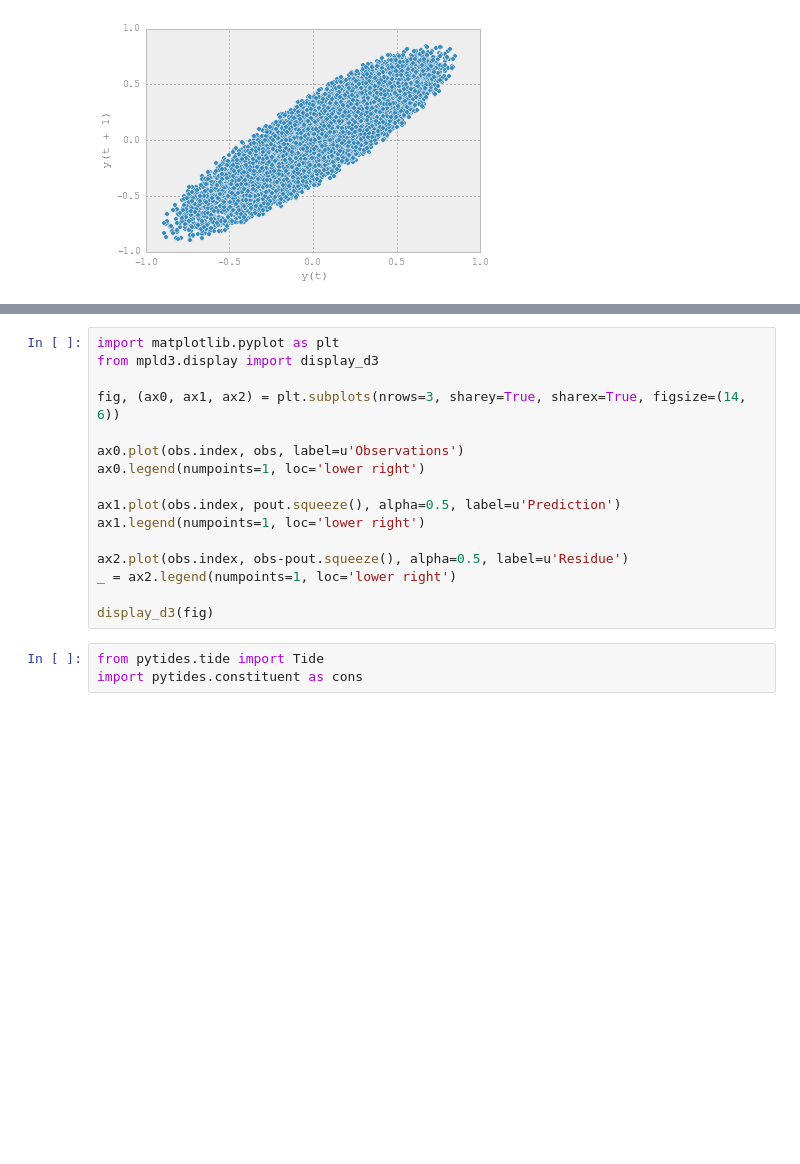
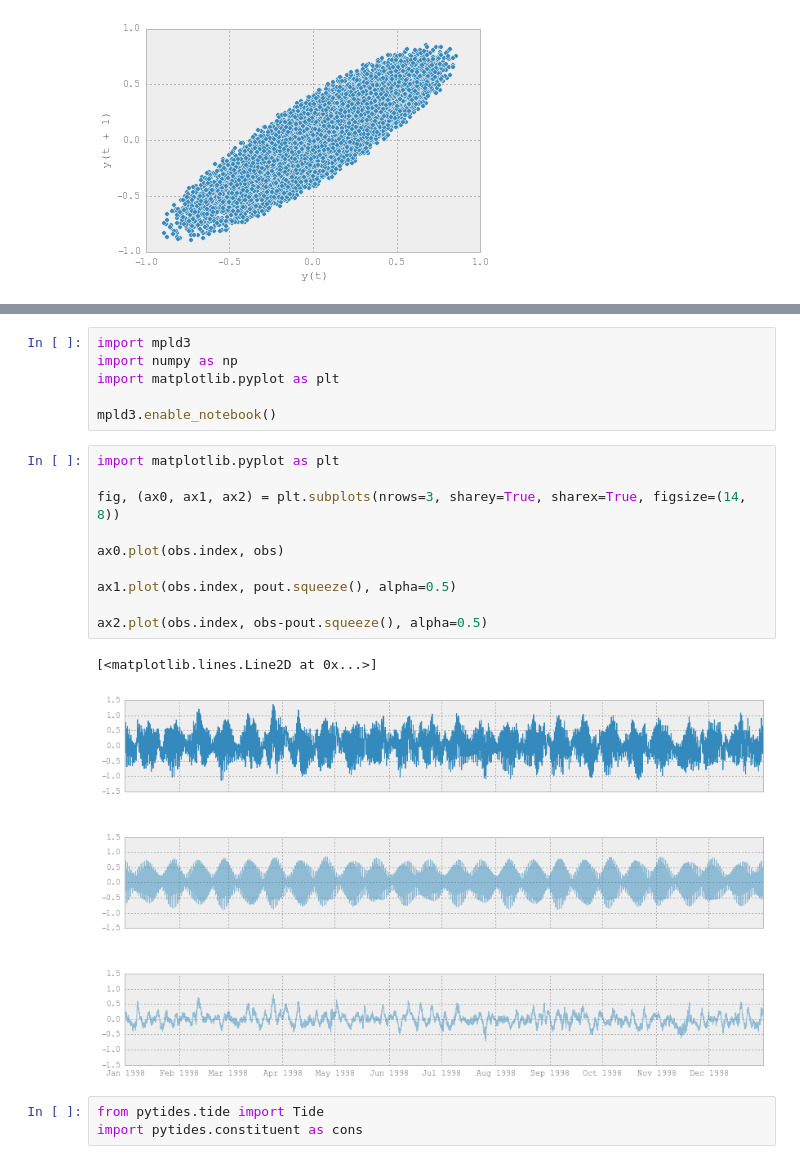
Before and after one commit to ocefpaf/ocefpaf.github.io, a Jupyter notebook: downloads/notebooks/tidal_harmonic_analysis_t_tide_Canaeia-GLOSS_fromzip.ipynb, the cells around one changed output, grey strips where cells are left out. Cells and saved outputs as stored; diff of their text form; blank space fills up the shorter version.

```diff
--- a/downloads/notebooks/tidal_harmonic_analysis_t_tide_Canaeia-GLOSS_fromzip.ipynb
+++ b/downloads/notebooks/tidal_harmonic_analysis_t_tide_Canaeia-GLOSS_fromzip.ipynb
@@ -105,19 +151,22 @@ bootstrap_plot(pout)
+# %%
+import mpld3
+import numpy as np
+import matplotlib.pyplot as plt
+
+mpld3.enable_notebook()
 # %%
 import matplotlib.pyplot as plt
-from mpld3.display import display_d3
 
-fig, (ax0, ax1, ax2) = plt.subplots(nrows=3, sharey=True, sharex=True, figsize=(14, 6))
+fig, (ax0, ax1, ax2) = plt.subplots(nrows=3, sharey=True, sharex=True, figsize=(14, 8))
 
-ax0.plot(obs.index, obs, label=u'Observations')
-ax0.legend(numpoints=1, loc='lower right')
+ax0.plot(obs.index, obs)
 
-ax1.plot(obs.index, pout.squeeze(), alpha=0.5, label=u'Prediction')
-ax1.legend(numpoints=1, loc='lower right')
+ax1.plot(obs.index, pout.squeeze(), alpha=0.5)
 
-ax2.plot(obs.index, obs-pout.squeeze(), alpha=0.5, label=u'Residue')
-_ = ax2.legend(numpoints=1, loc='lower right')
-
-display_d3(fig)
+ax2.plot(obs.index, obs-pout.squeeze(), alpha=0.5)
+# %% [output]
+[<matplotlib.lines.Line2D at 0x...>]
+[figure, added]
 # %%
 from pytides.tide import Tide
 import pytides.constituent as cons
```
Also changed, not shown: parts of 8 cells of this notebook, 58 other files.
